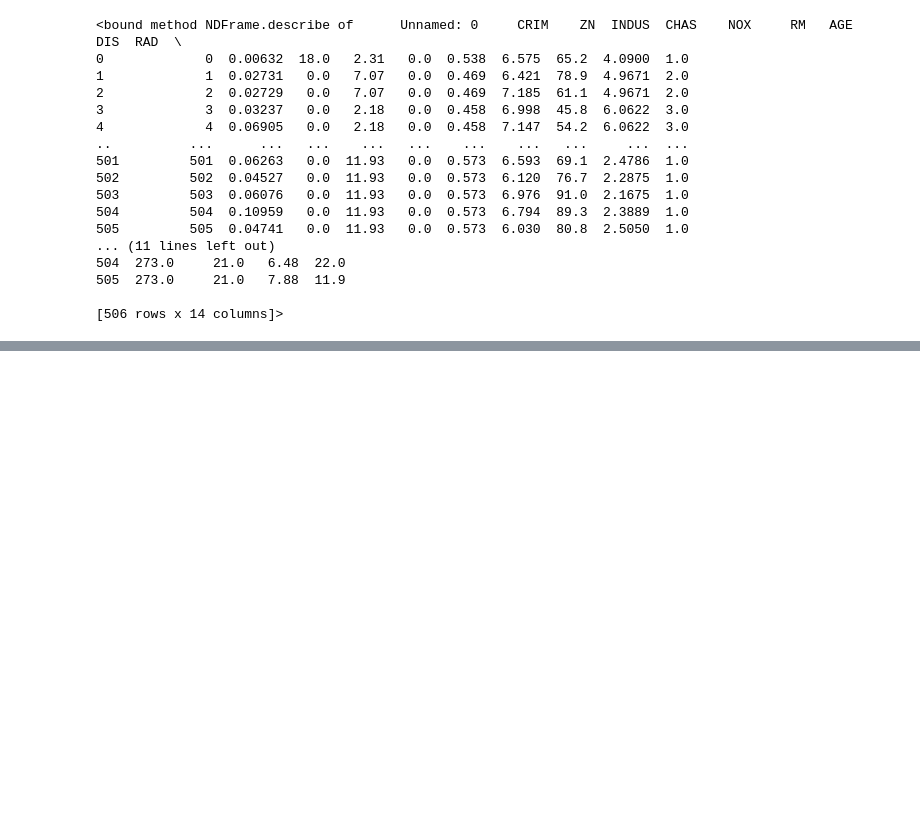
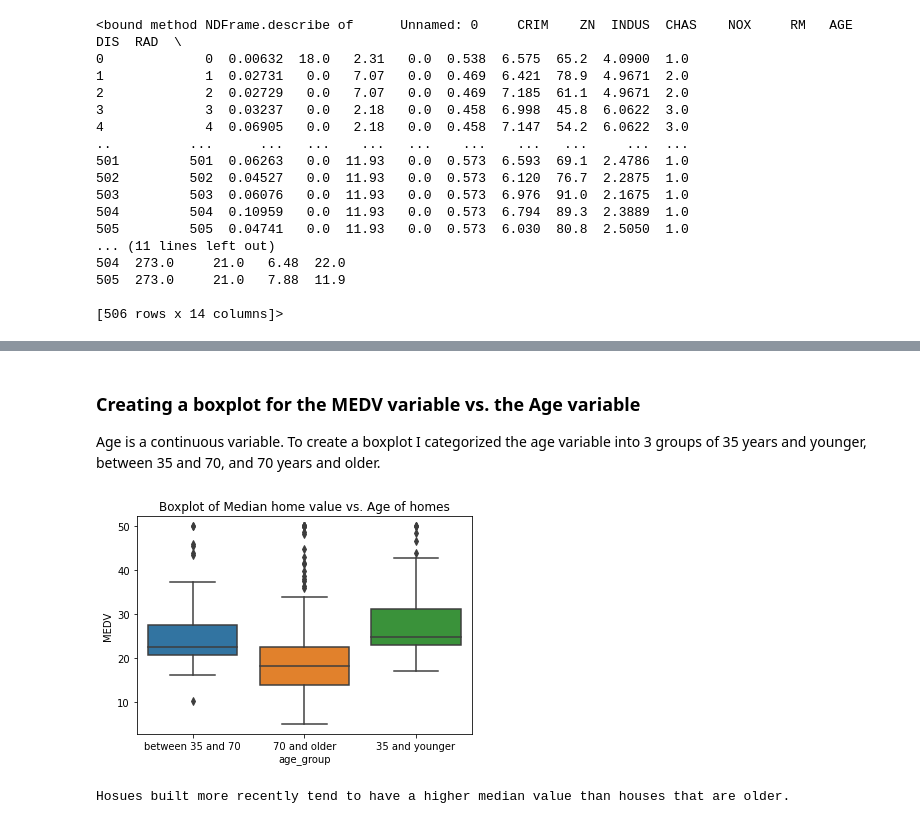
Before and after one commit to shooshminn/IBM_projects, a Jupyter notebook: Statistics for Data Science Final Project copy.ipynb, the cells around one changed output, grey strips where cells are left out. Drawn from its saved outputs; the diff is of its cells as text; code cells hidden in the pictures; blank space fills up the shorter version.

```diff
--- a/Statistics for Data Science Final Project copy.ipynb
+++ b/Statistics for Data Science Final Project copy.ipynb
@@ -149,0 +110,15 @@ ax=sns.scatterplot(x='NOX', y='INDUS',data=boston_df)
+# %% [markdown]
+### Creating a boxplot for the MEDV variable vs. the Age variable
+<p> Age is a continuous variable. To create a boxplot I categorized the age variable into 3 groups of 35 years and younger, between 35 and 70, and 70 years and older. </p>
+# %%
+boston_df.loc[(boston_df['AGE'] <=35), 'age_group']= '35 and younger'
+boston_df.loc[(boston_df['AGE'] >35)&(boston_df['AGE'] < 70), 'age_group']= 'between 35 and 70'
+boston_df.loc[(boston_df['AGE'] >=70), 'age_group']='70 and older'
+
+ax=sns.boxplot(x='age_group', y="MEDV", data=boston_df)
+pyplot.title("Boxplot of Median home value vs. Age of homes")
+pyplot.show()
+print("Hosues built more recently tend to have a higher median value than houses that are older.")
+# %% [output]
+[figure, added]
+Hosues built more recently tend to have a higher median value than houses that are older.
```
Also changed, not shown: parts of 48 cells of this notebook.
